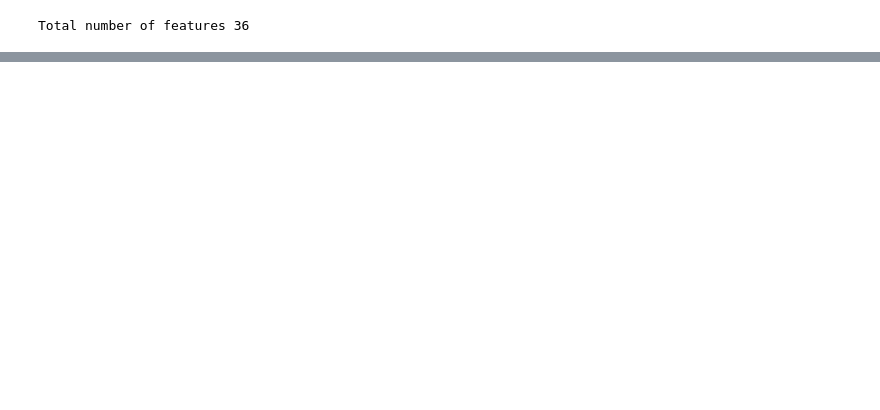
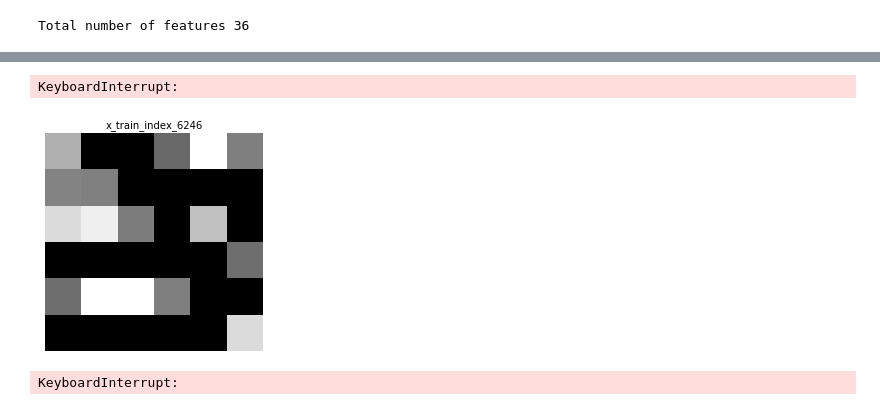
Before and after one commit to jakobap/Technicals-CNN, a Jupyter notebook: ImageTransformationPyplot.ipynb, the cells around one changed output, grey strips where cells are left out. Saved outputs shown, nothing was run; the diff lists cells and outputs as text; code cells hidden in the pictures; blank space fills up the shorter version.

```diff
--- a/ImageTransformationPyplot.ipynb
+++ b/ImageTransformationPyplot.ipynb
@@ -32,7 +51,9 @@ def fill_up_features_count(feature_list):
     Based on the imported technicals this function checks how many 'mock features' need to be added
     to make the plotting possible.
     """
-    feature_count = len(feature_list)-1 #-1 for return feature (target)
+    number_of_target_features = 2
+
+    feature_count = len(feature_list)-number_of_target_features #- #targets
 
     while (np.sqrt(feature_count)).is_integer() == False:
         feature_count = feature_count +1
@@ -70,0 +94,10 @@ pd.DataFrame(y_test).to_csv('/Users/jakob/OneDrive - Universitat Ramón Llull/T
+# %%
+## Train & Test Set for next day return prediction ##
+
+df = price_data.drop('return', axis=1)
+list_features = list(df.iloc[:, :-1].columns)
+print('Total number of features', len(list_features))
+
+#define return column as target & split in x/y & train/test
+x_train_pred, x_test_pred, y_train_pred, y_test_pred = train_test_split(df.iloc[:, :-1].values, df['return_pred'].values, train_size=0.8,
+                                                    test_size=0.2, random_state=2, shuffle=True)
@@ -99,5 +135,5 @@ final shape of x, y train/test (320228, 6, 6, 3) (320228,) (80057, 6, 6, 3) (800
 # %%
-def convert_to_img(input_matrix, name, y_mat):
+def convert_to_img(input_matrix, name, y_mat, labelling_type):
     """
     This function is converting the data into images:
     1. Plot the shaped matrix as square of smaller squares.
@@ -106,13 +142,15 @@ def convert_to_img(input_matrix, name, y_mat):
     """
     for i in tqdm(range(0, len(input_matrix))): #iterating all rows
         img = input_matrix[i]
-        plt.imshow(img) # drawing data as a 2d plot/ figure
+        plt.imshow(img) # drawing matrix as a 2d plot/ as image
         plt.axis("off")
         plt.title(f'{name}_index_{str(i)}', fontsize=10)
         plt.subplots_adjust(wspace=0.2, hspace=0.2)
 
         if y_mat[i] > 0:
-            plt.savefig(f'/Users/jakob/OneDrive - Universitat Ramón Llull/TechLabsProj/cnn_input/pyplot_labelling/{name}/pos/{name}_index_{str(i)}.png')
+            plt.savefig(f'{mypath}/{labelling_type}/{name}/pos/{name}_index_{str(i)}.png')
         else:
-            plt.savefig(f'/Users/jakob/OneDrive - Universitat Ramón Llull/TechLabsProj/cnn_input/pyplot_labelling/{name}/neg/{name}_index_{str(i)}.png')
+            plt.savefig(f'{mypath}/{labelling_type}/{name}/neg/{name}_index_{str(i)}.png')
+
+        plt.close('all')
     return
@@ -122,0 +157,19 @@ convert_to_img(x_test, 'x_test', y_test)
+# %%
+def function_call(x_mat, y_mat, dataset, call_type, list_features=list_features):
+    '''
+    This function calls the shaping as well as image transformation function. Hereby it takes the x arrays as input.
+    The function enables to choose between same day estimation and next day prediciton mode.
+    Depending on the selection the target path is adapted.
+    The x input array and call_type arg need to be changed manually depending on the preference.
+    '''
+    ## call the shaping function with chosen x input ##
+    x_mat = shaping(list_features, x_mat)
+
+    ## check if next day prediction or same daxy estimation to adapt target path ##
+    if call_type == 'pred':
+        convert_to_img(x_mat, f'x_{dataset}', y_mat, labelling_type='pyplot_labelling_prediction')
+
+    elif call_type == 'est':
+        convert_to_img(x_mat, f'x_{dataset}', y_mat, labelling_type='pyplot_labelling')
+
+    return
@@ -122,0 +180,9 @@ convert_to_img(x_test, 'x_test', y_test)
+# %%
+function_call(x_train_pred, y_train_pred, dataset='train', call_type='pred')
+# %% [output]
+KeyboardInterrupt:
+[figure, added]
+# %%
+function_call(x_test_pred, y_test_pred, dataset='test', call_type='pred')
+# %% [output]
+KeyboardInterrupt:
```
Also changed, not shown: parts of 12 cells of this notebook, 2 other files.
